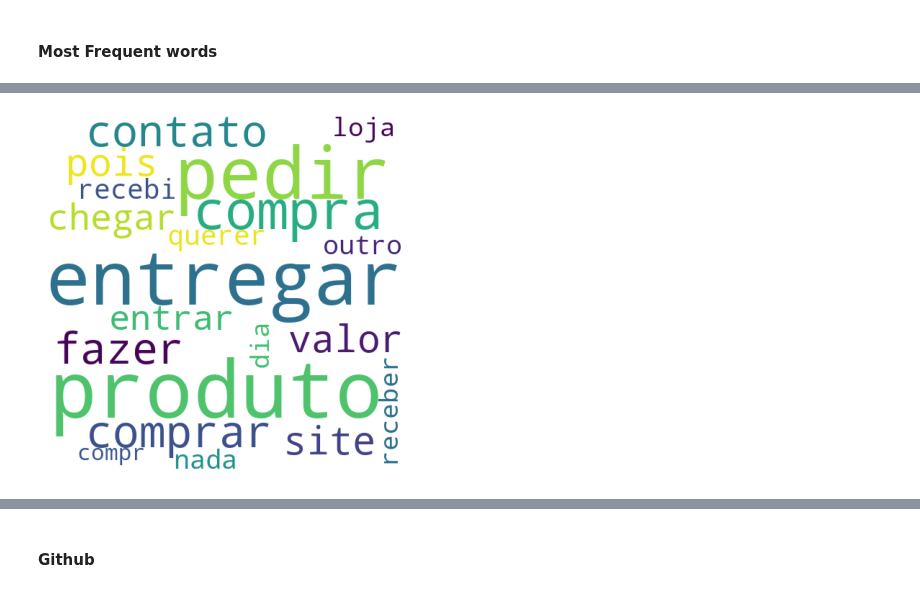
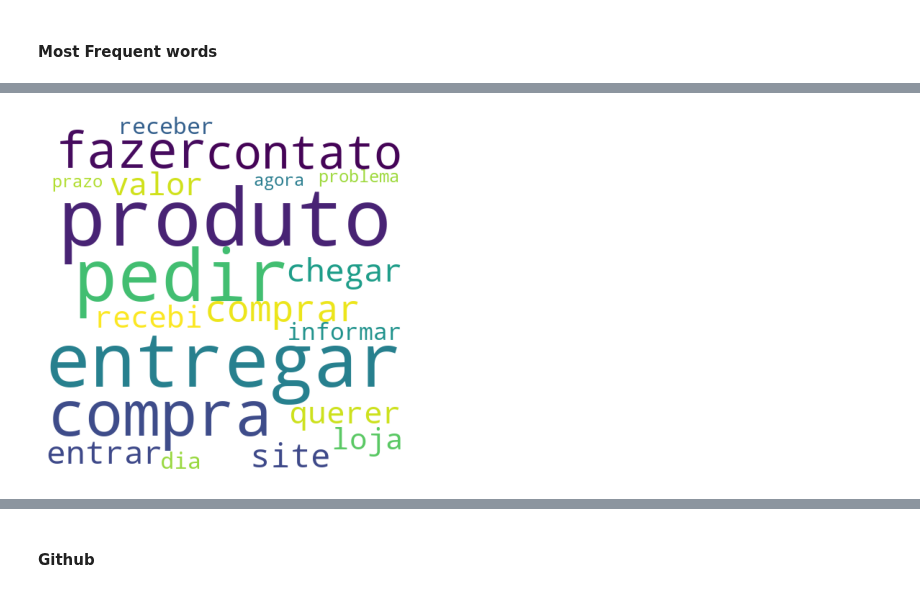
Before and after one commit to mathewsrc/Topic-Modeling-Reclame-Aqui, a Jupyter notebook: preprocessing.ipynb, the cells around one changed output, grey strips where cells are left out. Drawn from its saved outputs; the diff is of its cells as text; code cells hidden in the pictures.

```diff
--- a/preprocessing.ipynb
+++ b/preprocessing.ipynb
@@ -375,5 +411,4 @@ Shape after remove duplicates: (10510, 2)
 # %% [markdown]
 #### **Load preprocessed data**
 # %%
-df = pd.read_csv(os.path.join(WORK_DIR, 'preprocessed_v1.csv'))
-df2 = pd.read_csv(os.path.join(WORK_DIR, 'preprocessed_v2.csv'))
+df = pd.read_csv(os.path.join(WORK_DIR, f'preprocessed_{DATASET_VERSION}.csv'))
@@ -423,12 +467,14 @@ def plot_frequency_wordcloud(df, colname,  filename):
 
   # stop words
   stop_words = nltk.corpus.stopwords.words('portuguese') + custom_stop_words
+
   # create a wordcloud object
   wordcloud = WordCloud(width = 500, height = 500,
                 background_color ='white',
                 colormap='viridis',
                 stopwords = set(stop_words),
-                min_font_size = 10).generate_from_frequencies(most_common_words)
+                min_font_size = 10,
+                random_state=1).generate_from_frequencies(most_common_words)
 
   # plot the wordcloud
   plt.figure(figsize = (5, 5), facecolor = None)
@@ -452,4 +494,4 @@ plot_frequency_barchart(df2, 'documents', 'preprocessed_v2_frequency')
 # %%
-plot_frequency_wordcloud(df, 'documents',  'preprocessed_v1_wordcloud')
+plot_frequency_wordcloud(df, 'documents',  f'preprocessed_wordcloud_{DATASET_VERSION}')
 # %% [output]
-[figure, old version]
+[figure, new version]
```
Also changed, not shown: parts of 49 cells of this notebook.
